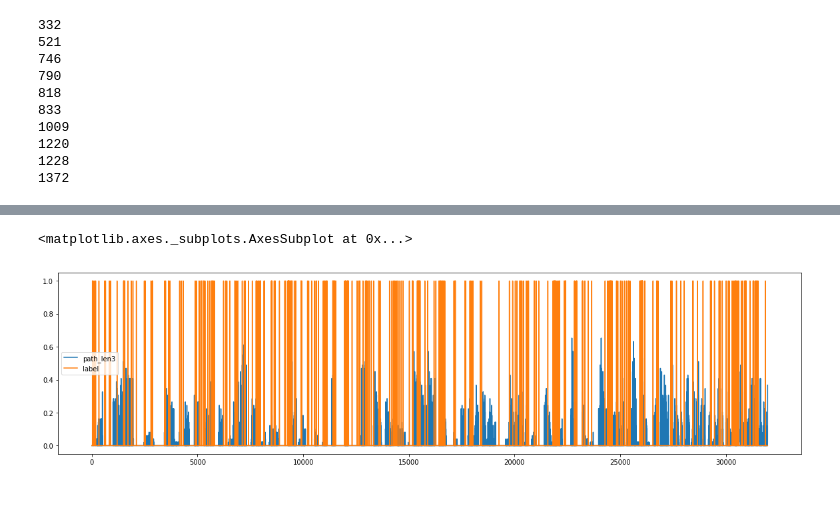
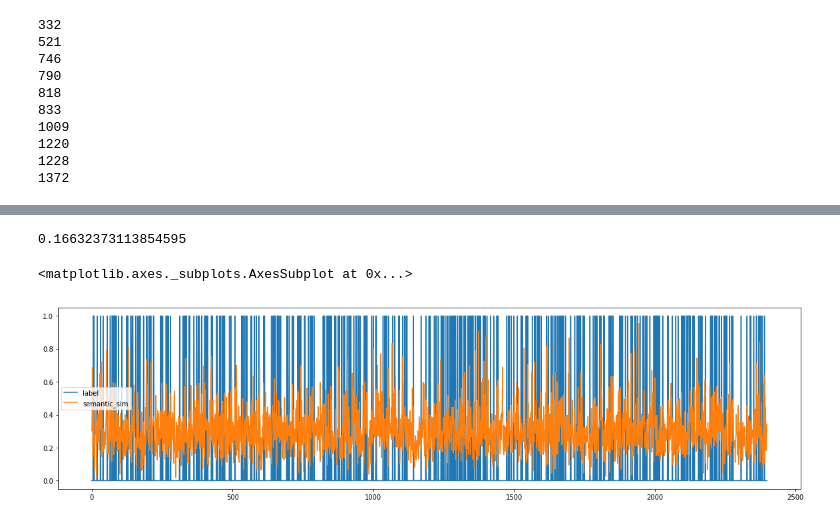
Before and after one commit to ffaisal93/linkPrediction, a Jupyter notebook: link_prediction.ipynb, the cells around one changed output, grey strips where cells are left out. Cells and saved outputs as stored; diff of their text form; code cells hidden in the pictures.

Commit message:
w2v semantic similarity added

```diff
--- a/link_prediction.ipynb
+++ b/link_prediction.ipynb
@@ -208,4 +211,0 @@ array([5, 1, 4, ..., 0, 0, 0], dtype=int64)
-# %%
-l1=len(train_data[1993][((train_data[1993]['pref']>0) & (train_data[1993]['label']==0))])
-l2=len(train_data[1993][((train_data[1993]['pref']>0) & (train_data[1993]['label']==1))])
-print(l1,l2)
@@ -355,7 +353,8 @@ p1p: 206 p1n: 7450 p2p: 4 p2n: 6067 chp: 0 chn: 32 gstp: 3 gstn: 2065 2002 p1p2p
 # %%
 ts=1993
-te=1999
+te=2003
 it_index=1
+list1 = []
 for t in range(ts,te,it_index):
     counn=0
     counp=0
@@ -368,14 +367,16 @@ for t in range(ts,te,it_index):
         #l=list( nx.all_simple_paths(g_train[t], source=rows[0][0], target=rows[0][1],cutoff=3))
 #         nb1 = set(nx.all_neighbors(g_train[t],rows[0][0]))
 #         nb2 = set(nx.all_neighbors(g_train[t],rows[0][1]))
-        if ((n1 in p1[t]) and (n2 in p1[t]))  and rows['label']==1:
-            print(l1,l2)
-            print(g_train[t].nodes[n1]['title'])
-            print(g_train[t].nodes[n2]['title'])
-#         if ((n1 in p1[t]) and (n2 in p1[t]))  and rows['label']==0:
-#             print(l1,l2)
-#             print(len(g_train[t][n1])-len(g_train[t][n2]),"----",rows[2],
-#                   partition[t][n1],partition[t][n2],d_c[t][partition[t][n1]][n1],d_c[t][partition[t][n2]][n2])
+        if rows['label']==1:
+            print(l1,"-",l2,"+++++++++++++++")
+            print(word_vectors.n_similarity(l1.lower().split(), l2.lower().split()))
+#             print(g_train[t].nodes[n1]['title'])
+#             print(g_train[t].nodes[n2]['title'])
+        if rows['label']==0:
+            print(l1,"-",l2,"----------------")
+            print(word_vectors.n_similarity(l1.lower().split(), l2.lower().split()))
+#             print(g_train[t].nodes[n1]['title'])
+#             print(g_train[t].nodes[n2]['title'])
 #             counn=counn+1
     print(counp,counn)
 # %% [output]
@@ -399,10 +400,11 @@ complication sleep
 # %%
 def year_score_calculate(g,node,year):
-    year_score ={1993:1,1994:3,1995:6,1996:10,1997:15,1998:21,1999:28,2000:36,2001:45,2002:55}
+    year_score ={1993:1,1994:2,1995:3,1996:4,1997:5,1998:6,1999:7,2000:8,2001:9,2002:10}
     y_weight=0
     for y in g.nodes[node]['year']:
         if y<=year:
             y_weight=y_weight+year_score[y]
+            y_weight=y_weight/55
         else:
             pass
     return y_weight
@@ -460,3 +441,8 @@ node_feature[1995]
+# %%
+
+node_feature[2001]['y_weight'].max()
+# %% [output]
+0.16632373113854595
 # %%
 #train data feature
 ts=1993
@@ -488,15 +474,21 @@ for t in range(ts,te,it_index):
     train_data[t]['path_len3']=train_data[t].apply(lambda row:
                                                  len(list( nx.all_simple_paths
                                                           (g_train[t], source=row[0][0], target=row[0][1],cutoff=3))),axis=1)
+    train_data[t]['semantic_sim']=train_data[t].apply(lambda row:
+                                                        word_vectors.n_similarity(
+                                                            gr.node_label_find(key_list,row[0][0]).lower().split(),
+                                                        gr.node_label_find(key_list,row[0][1]).lower().split()) ,axis=1)
+
     train_data[t]['aut']=ut.min_max_norm(train_data[t]['aut'])
     train_data[t]['art']=ut.min_max_norm(train_data[t]['art'])
     train_data[t]['closeness']=ut.min_max_norm(train_data[t]['closeness'])
     train_data[t]['type']=ut.min_max_norm(train_data[t]['type'])
-    train_data[t]['y_weight']=ut.min_max_norm(train_data[t]['y_weight'])
+    #train_data[t]['y_weight']=ut.min_max_norm(train_data[t]['y_weight'])
     train_data[t]['partition_cnt']=ut.min_max_norm(train_data[t]['partition_cnt'])
     train_data[t]['path_len3']=ut.min_max_norm(train_data[t]['path_len3'])
 # %%
-train_data[2000].plot(y=['path_len3','label'],figsize=(20, 5))
+
+train_data[2002].plot(y=['label','semantic_sim'],figsize=(20, 5))
 # %% [output]
 <matplotlib.axes._subplots.AxesSubplot at 0x...>
-[figure, old version]
+[figure, new version]
```
Also changed, not shown: parts of 16 cells of this notebook.
